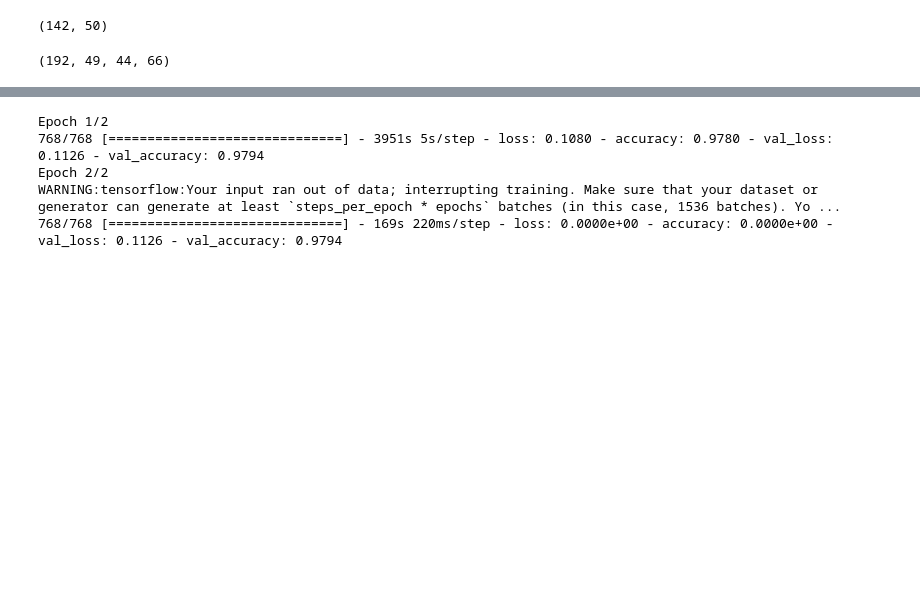
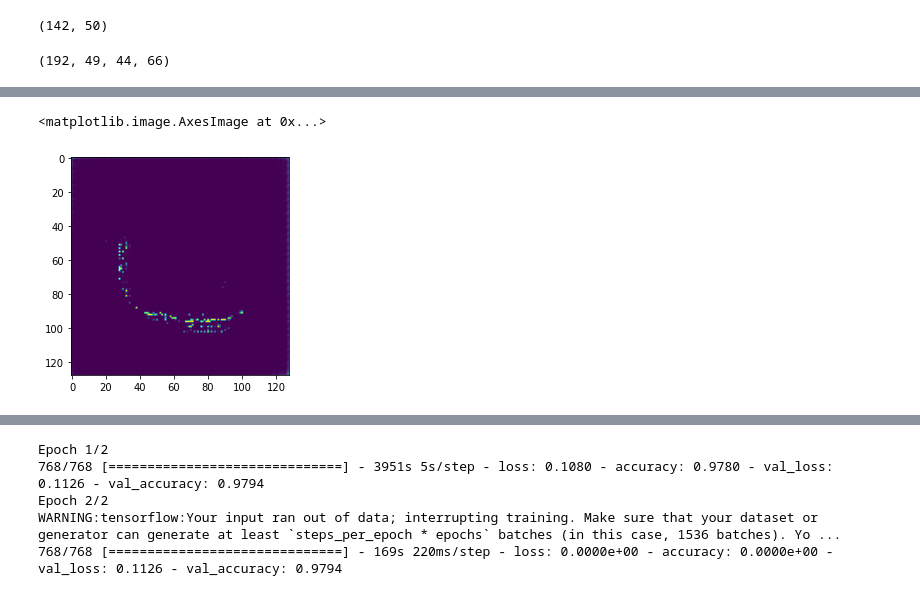
Before and after one commit to JakubSzczepanowski/BrainTumorSegmentation, a Jupyter notebook: main.ipynb, the cells around one changed output, grey strips where cells are left out. Saved outputs shown, nothing was run; the diff lists cells and outputs as text; code cells hidden in the pictures; blank space fills up the shorter version.

```diff
--- a/main.ipynb
+++ b/main.ipynb
@@ -119,0 +161,11 @@ history = model.fit(train_dataset, epochs=1, steps_per_epoch=3, validation_data=
+# %%
+history = model.fit(train_dataset, epochs=1, steps_per_epoch=steps_per_epoch, validation_data=val_dataset, validation_steps=val_steps_per_epoch)
+# %%
+import nibabel as nib
+import cv2
+
+t1 = cv2.resize(nib.load(f'{dataloader.extend_path_from_last_part(train_brains[0])}_t1.nii').get_fdata()[:, :, 70], (128, 128))
+t1ce = cv2.resize(nib.load(f'{dataloader.extend_path_from_last_part(train_brains[0])}_t1ce.nii').get_fdata()[:, :, 70], (128, 128))
+t2 = cv2.resize(nib.load(f'{dataloader.extend_path_from_last_part(train_brains[0])}_t2.nii').get_fdata()[:, :, 70], (128, 128))
+flair = cv2.resize(nib.load(f'{dataloader.extend_path_from_last_part(train_brains[0])}_flair.nii').get_fdata()[:, :, 70], (128, 128))
+seg = cv2.resize(nib.load(f'{dataloader.extend_path_from_last_part(train_brains[0])}_seg.nii').get_fdata()[:, :, 70], (128, 128))
@@ -119,0 +174,4 @@ history = model.fit(train_dataset, epochs=1, steps_per_epoch=3, validation_data=
+# %%
+test = np.concatenate([np.expand_dims(t1, axis=-1), np.expand_dims(t1ce, axis=-1), np.expand_dims(t2, axis=-1), np.expand_dims(flair, axis=-1)], axis=-1)
+# %%
+pred = model.predict(test.reshape(1, 128, 128, 4))
@@ -119,0 +182,5 @@ history = model.fit(train_dataset, epochs=1, steps_per_epoch=3, validation_data=
+# %%
+plt.imshow(pred[0][:, :, 0])
+# %% [output]
+<matplotlib.image.AxesImage at 0x...>
+[figure, added]
```
Also changed, not shown: parts of 21 cells of this notebook, 3 other files.
